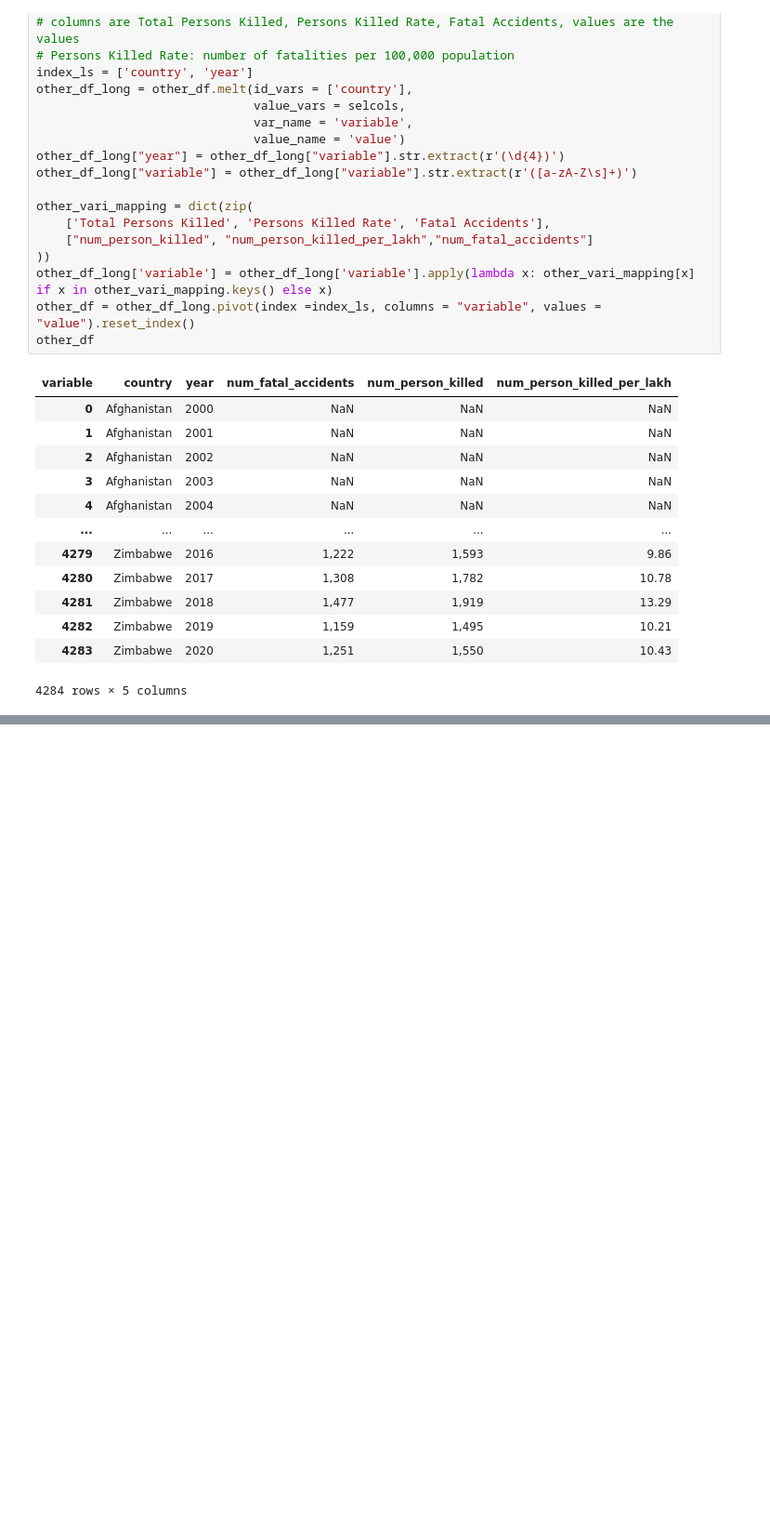
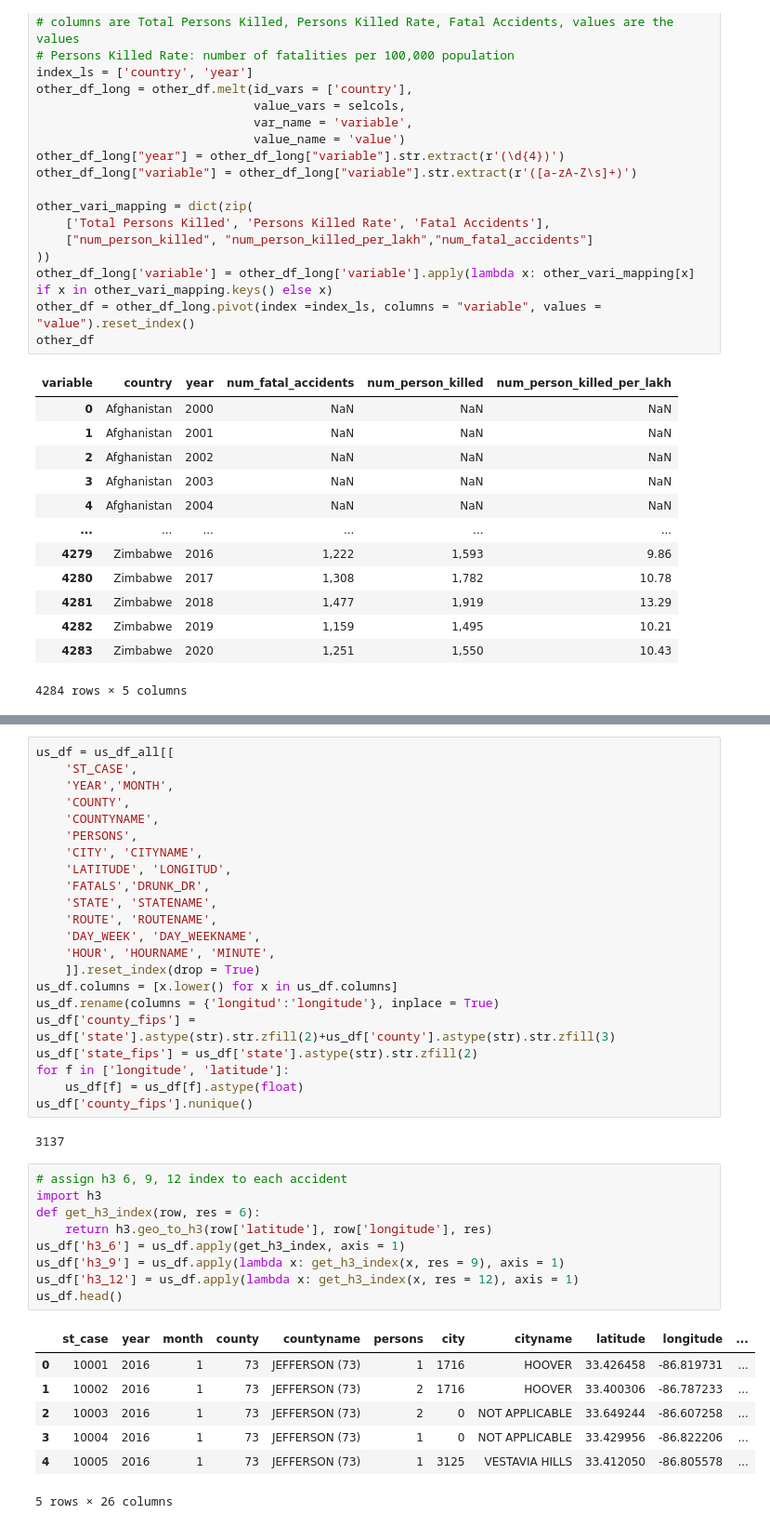
Before and after one commit to brookefzy/uvi-time-machine, a Jupyter notebook: _script/c-road-injury/03_road_fatality.ipynb, the cells around one changed output, grey strips where cells are left out. Shown: that part at 93% size. Saved outputs shown, nothing was run; the diff lists cells and outputs as text; blank space fills up the shorter version.

```diff
--- a/_script/c-road-injury/03_road_fatality.ipynb
+++ b/_script/c-road-injury/03_road_fatality.ipynb
@@ -156,0 +252,41 @@ other_df
+# %%
+us_df = us_df_all[[
+    'ST_CASE',
+    'YEAR','MONTH',
+    'COUNTY',
+    'COUNTYNAME',
+    'PERSONS',
+    'CITY', 'CITYNAME',
+    'LATITUDE', 'LONGITUD',
+    'FATALS','DRUNK_DR',
+    'STATE', 'STATENAME',
+    'ROUTE', 'ROUTENAME',
+    'DAY_WEEK', 'DAY_WEEKNAME',
+    'HOUR', 'HOURNAME', 'MINUTE',
+    ]].reset_index(drop = True)
+us_df.columns = [x.lower() for x in us_df.columns]
+us_df.rename(columns = {'longitud':'longitude'}, inplace = True)
+us_df['county_fips'] = us_df['state'].astype(str).str.zfill(2)+us_df['county'].astype(str).str.zfill(3)
+us_df['state_fips'] = us_df['state'].astype(str).str.zfill(2)
+for f in ['longitude', 'latitude']:
+    us_df[f] = us_df[f].astype(float)
+us_df['county_fips'].nunique()
+# %% [output]
+3137
+# %%
+# assign h3 6, 9, 12 index to each accident
+import h3
+def get_h3_index(row, res = 6):
+    return h3.geo_to_h3(row['latitude'], row['longitude'], res)
+us_df['h3_6'] = us_df.apply(get_h3_index, axis = 1)
+us_df['h3_9'] = us_df.apply(lambda x: get_h3_index(x, res = 9), axis = 1)
+us_df['h3_12'] = us_df.apply(lambda x: get_h3_index(x, res = 12), axis = 1)
+us_df.head()
+# %% [output]
+|  | st_case | year | month | county | countyname | persons | city | cityname | latitude | longitude | ... |
+| 0 | 10001 | 2016 | 1 | 73 | JEFFERSON (73) | 1 | 1716 | HOOVER | 33.426458 | -86.819731 | ... |
+| 1 | 10002 | 2016 | 1 | 73 | JEFFERSON (73) | 2 | 1716 | HOOVER | 33.400306 | -86.787233 | ... |
+| 2 | 10003 | 2016 | 1 | 73 | JEFFERSON (73) | 2 | 0 | NOT APPLICABLE | 33.649244 | -86.607258 | ... |
+| 3 | 10004 | 2016 | 1 | 73 | JEFFERSON (73) | 1 | 0 | NOT APPLICABLE | 33.429956 | -86.822206 | ... |
+| 4 | 10005 | 2016 | 1 | 73 | JEFFERSON (73) | 1 | 3125 | VESTAVIA HILLS | 33.412050 | -86.805578 | ... |
+5 rows × 26 columns
```
Also changed, not shown: parts of 13 cells of this notebook, 1 other file.
